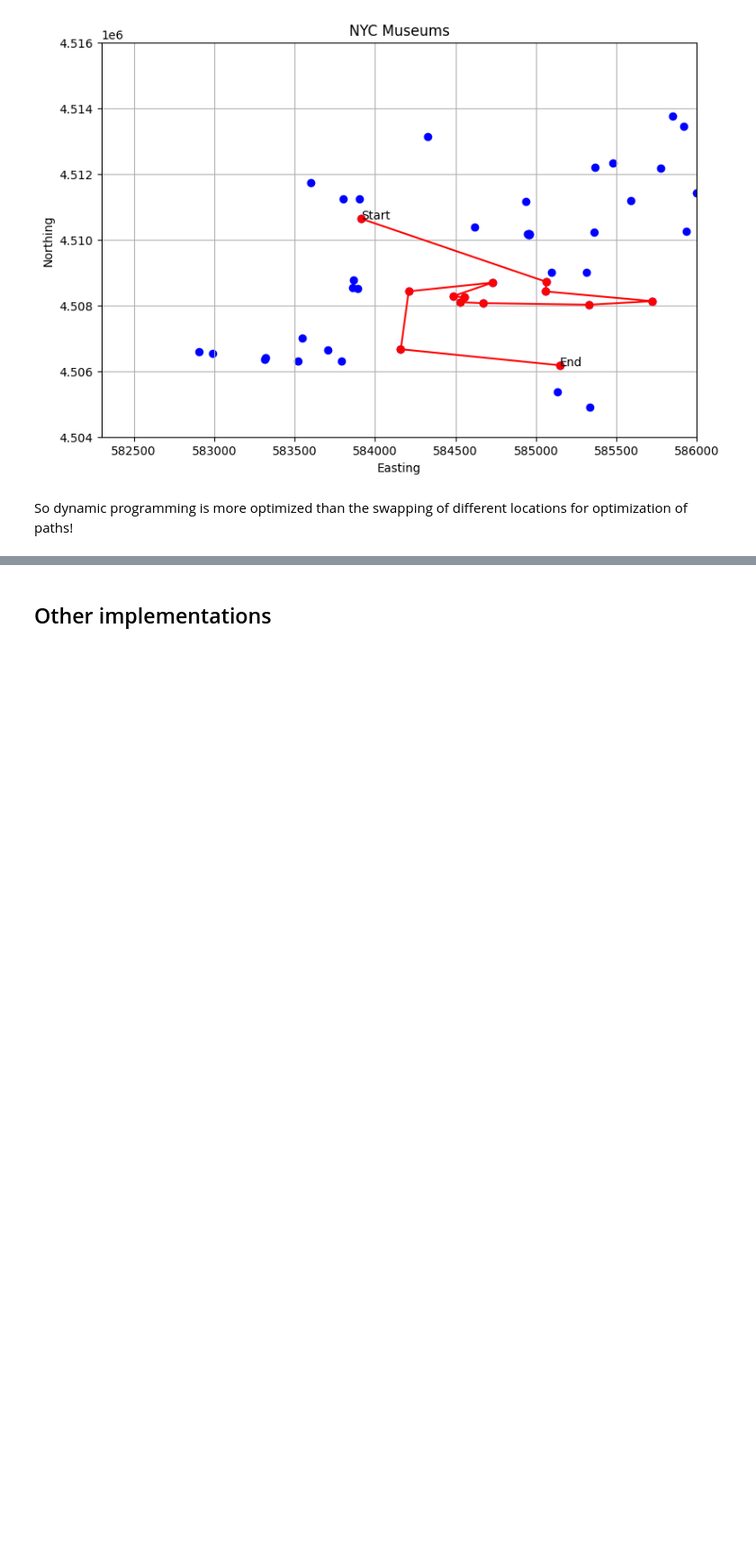
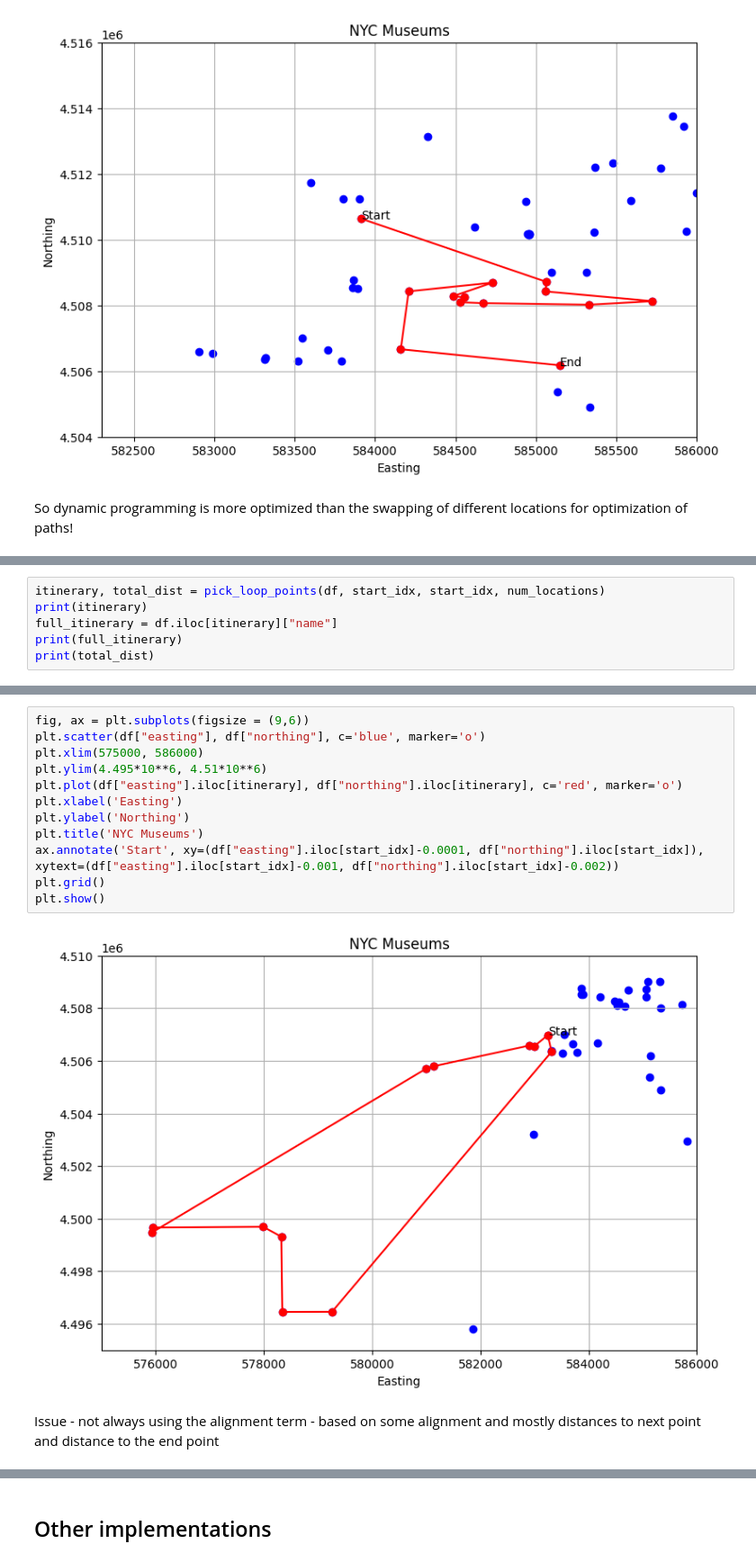
Before and after one commit to ath3naw/Itinerary-Optimizer, a Jupyter notebook: analysis.ipynb, the cells around one changed output, grey strips where cells are left out. Shown at 90% size. Drawn from its saved outputs; the diff is of its cells as text; blank space fills up the shorter version.

```diff
--- a/analysis.ipynb
+++ b/analysis.ipynb
@@ -760,0 +834,6 @@ So dynamic programming is more optimized than the swapping of different location
+# %%
+itinerary, total_dist = pick_loop_points(df, start_idx, start_idx, num_locations)
+print(itinerary)
+full_itinerary = df.iloc[itinerary]["name"]
+print(full_itinerary)
+print(total_dist)
@@ -760,0 +857,16 @@ So dynamic programming is more optimized than the swapping of different location
+# %%
+fig, ax = plt.subplots(figsize = (9,6))
+plt.scatter(df["easting"], df["northing"], c='blue', marker='o')
+plt.xlim(575000, 586000)
+plt.ylim(4.495*10**6, 4.51*10**6)
+plt.plot(df["easting"].iloc[itinerary], df["northing"].iloc[itinerary], c='red', marker='o')
+plt.xlabel('Easting')
+plt.ylabel('Northing')
+plt.title('NYC Museums')
+ax.annotate('Start', xy=(df["easting"].iloc[start_idx]-0.0001, df["northing"].iloc[start_idx]), xytext=(df["easting"].iloc[start_idx]-0.001, df["northing"].iloc[start_idx]-0.002))
+plt.grid()
+plt.show()
+# %% [output]
+[figure, added]
+# %% [markdown]
+Issue - not always using the alignment term - based on some alignment and mostly distances to next point and distance to the end point
```
Also changed, not shown: parts of 13 cells of this notebook, 4 other files.
